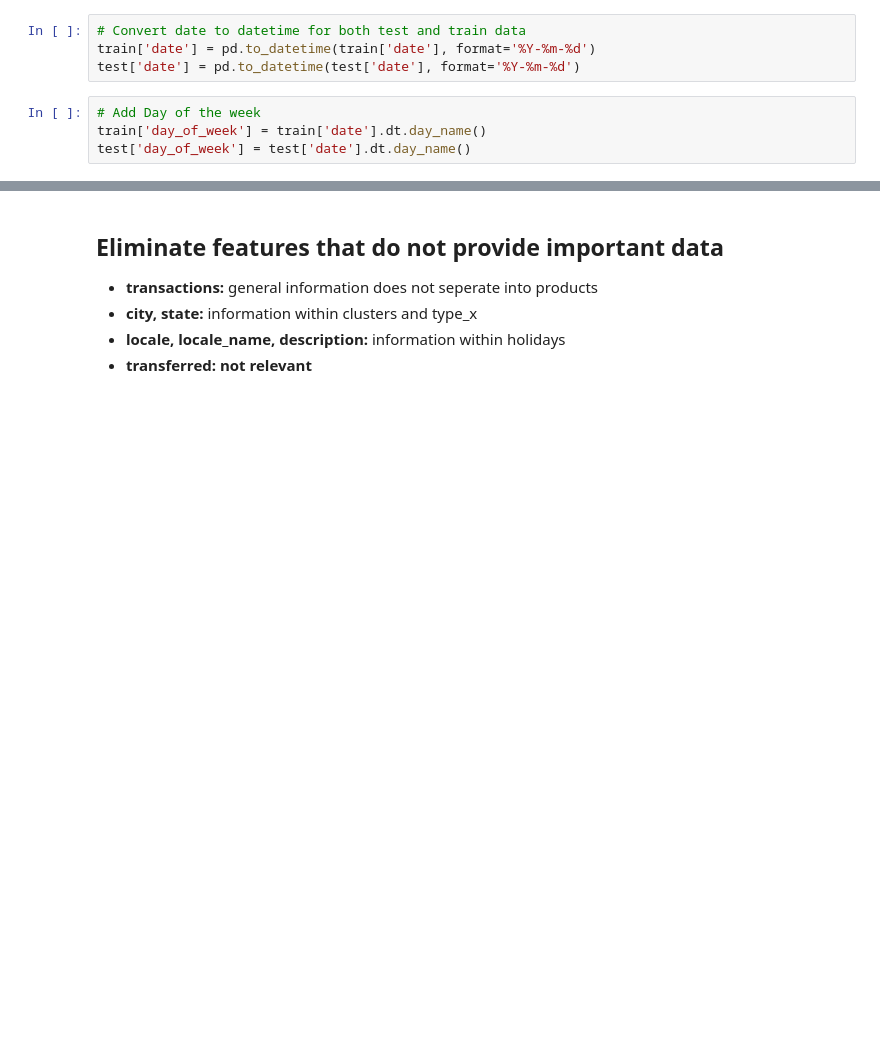
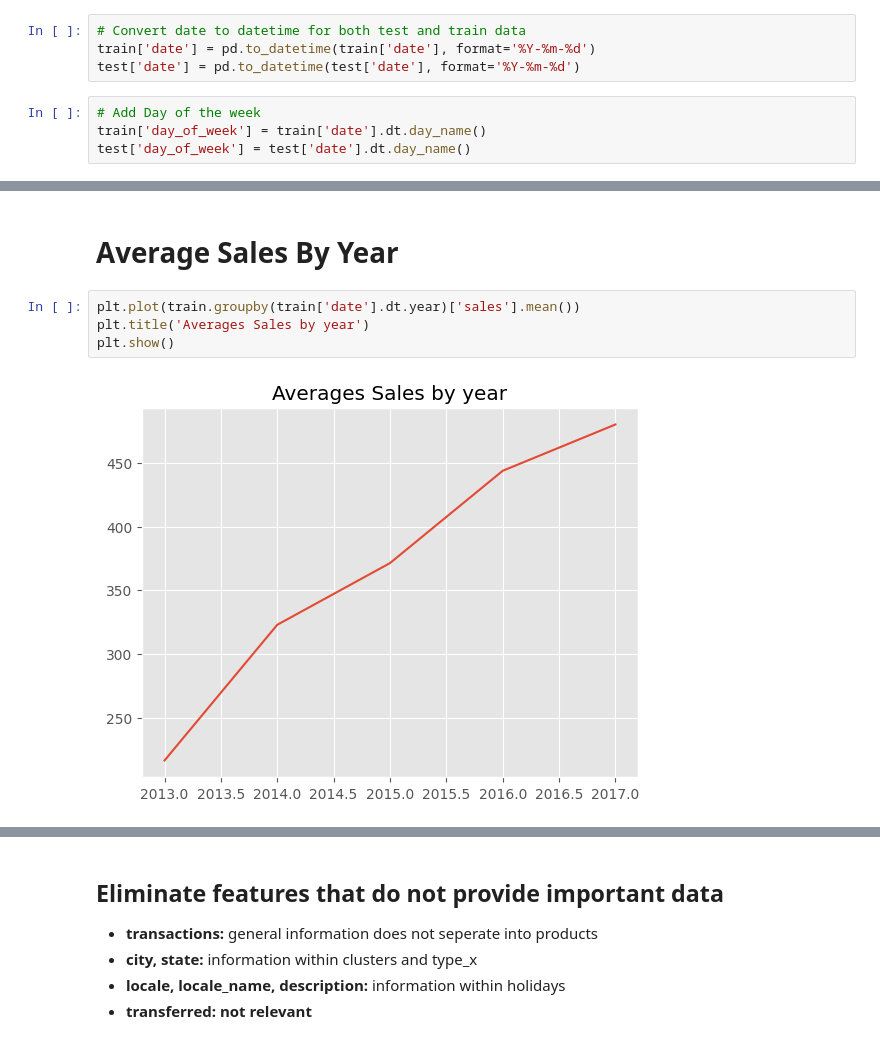
Before and after one commit to Temmybjt/Store-Sales--Time-Series-Forecasting, a Jupyter notebook: Store_Sales_Time_Series_Forecast.ipynb, the cells around one changed output, grey strips where cells are left out. Cells and saved outputs as stored; diff of their text form; blank space fills up the shorter version.

```diff
--- a/Store_Sales_Time_Series_Forecast.ipynb
+++ b/Store_Sales_Time_Series_Forecast.ipynb
@@ -262,0 +294,8 @@ test['day_of_week'] = test['date'].dt.day_name()
+# %% [markdown]
+# **Average Sales By Year**
+# %%
+plt.plot(train.groupby(train['date'].dt.year)['sales'].mean())
+plt.title('Averages Sales by year')
+plt.show()
+# %% [output]
+[figure, added]
```
Also changed, not shown: parts of 11 cells of this notebook.
